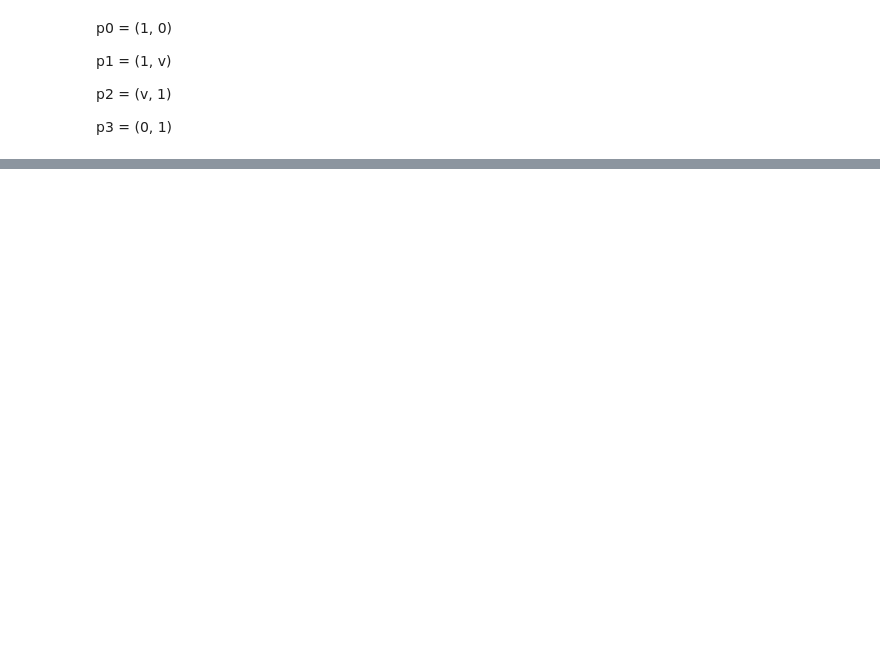
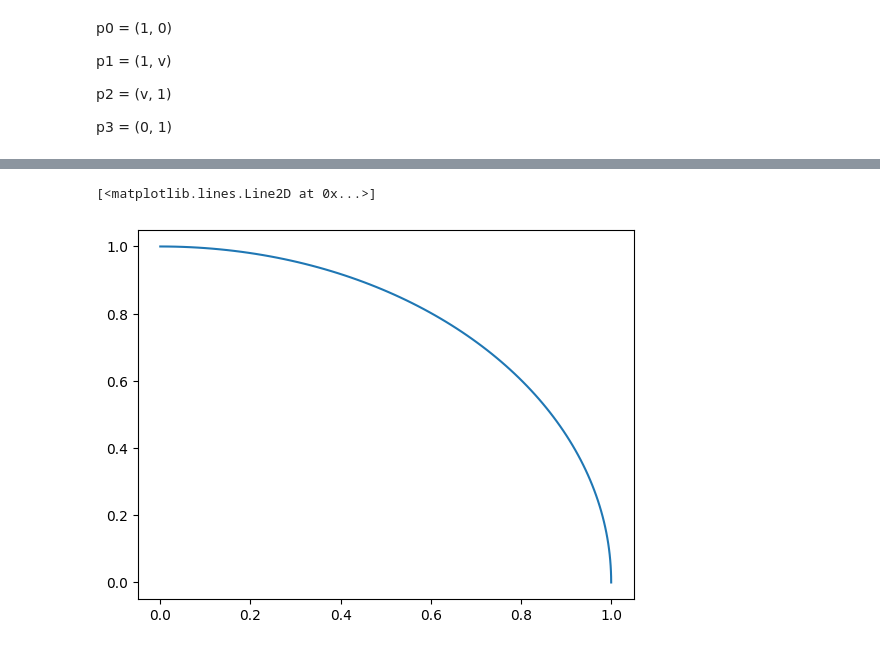
Before and after one commit to margheritatonon/codinglab, a Jupyter notebook: beziercurves.ipynb, the cells around one changed output, grey strips where cells are left out. Saved outputs shown, nothing was run; the diff lists cells and outputs as text; code cells hidden in the pictures; blank space fills up the shorter version.

```diff
--- a/beziercurves.ipynb
+++ b/beziercurves.ipynb
@@ -25,4 +23,0 @@ import scipy.integrate as integrate
-# %%
-def length_of_curve(curve):
-    #curve is bezier(ls_pts, t)
-    pass
@@ -34,0 +88,26 @@ def area_of_curve(curve, ls_pts):
+# %%
+#so v is somewhere between these 2 values.
+varray = np.linspace(0, 1, 100)
+vs = []
+areas = []
+lengths = []
+for v in varray:
+    ls_pts = [(1,0), (1, v), (v, 1), (0, 1)]
+    #print(f"v value is {v}")
+    b_x, b_y = bezier(ls_pts, 100)
+    area = area_under_curve(b_x, b_y)
+    #print(f"area is {area}")
+    areaminuspio4 = abs(area - np.pi/4)
+    #print(f"area minus pi over 4 is {areaminuspio4}")
+    length = length_of_curve(b_x, b_y)
+    #print(f"length is {length}")
+    lengthminuspio2 = abs(length - np.pi/2)
+    #print(f"length minus pi over 2 is {lengthminuspio2}")
+    ls = [v, areaminuspio4, lengthminuspio2]
+    vs.append(v)
+    areas.append(areaminuspio4)
+    lengths.append(lengthminuspio2)
+
+print(vs)
+print(areas)
+print(lengths)
@@ -34,0 +118,4 @@ def area_of_curve(curve, ls_pts):
+# %%
+#creating a dataframe with these values
+data = pd.DataFrame({"V":vs, "Area":areas, "Length":lengths})
+data
@@ -34,0 +136,4 @@ def area_of_curve(curve, ls_pts):
+# %%
+#we want the areas and the lengths closest to 0 because we have subtracted pi/4 and pi/2 to each of the values
+sorted = data.sort_values(by = ["Area", "Length"], ascending=True)
+sorted
@@ -34,0 +154,10 @@ def area_of_curve(curve, ls_pts):
+# %%
+#we have therefore seen that v = 0.5 recurring is the value of v that, in this case, ensures the curve is mostly equal to the circle.
+#plotting this:
+v = sorted.iloc[0, 0]
+ls_pts = [(1,0), (1, v), (v, 1), (0, 1)]
+x, y = bezier(ls_pts, 100)
+plt.plot(x, y)
+# %% [output]
+[<matplotlib.lines.Line2D at 0x...>]
+[figure, added]
```
Also changed, not shown: parts of 23 cells of this notebook.
